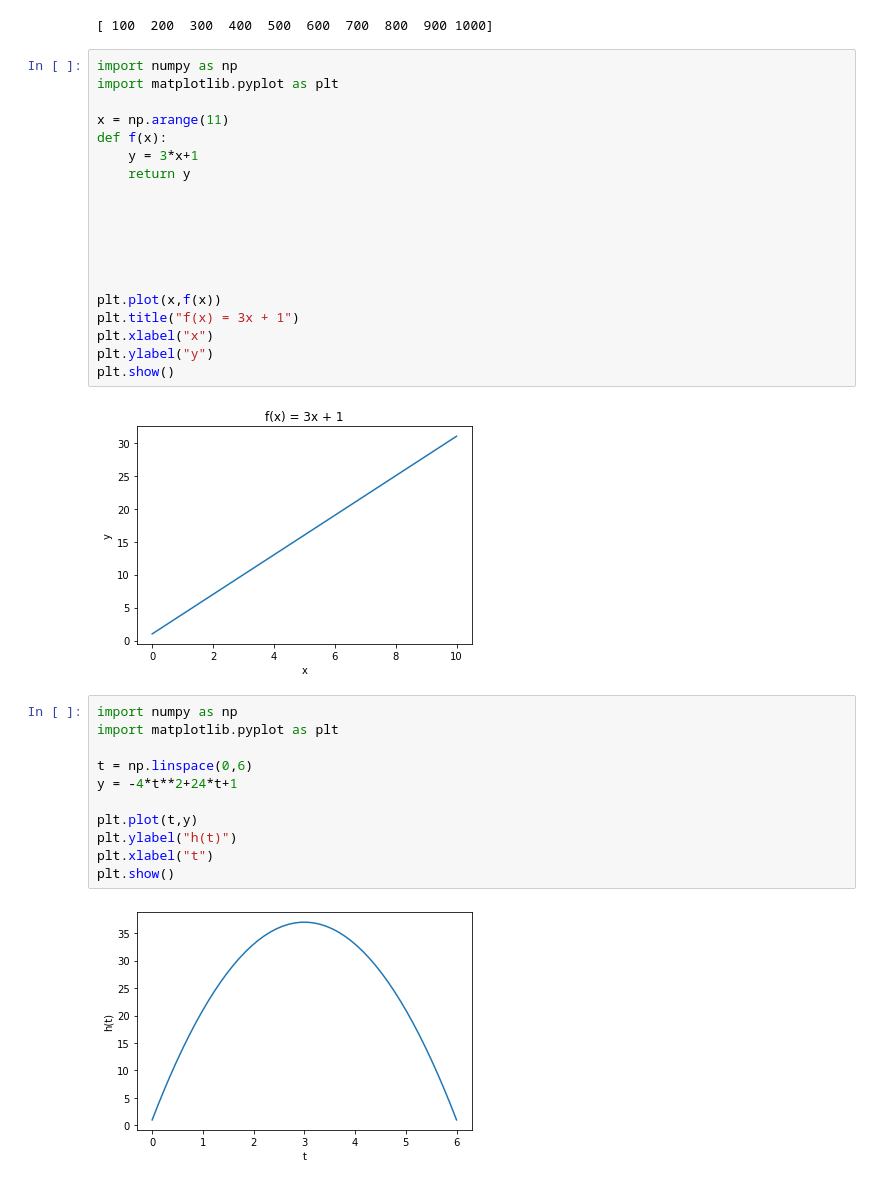
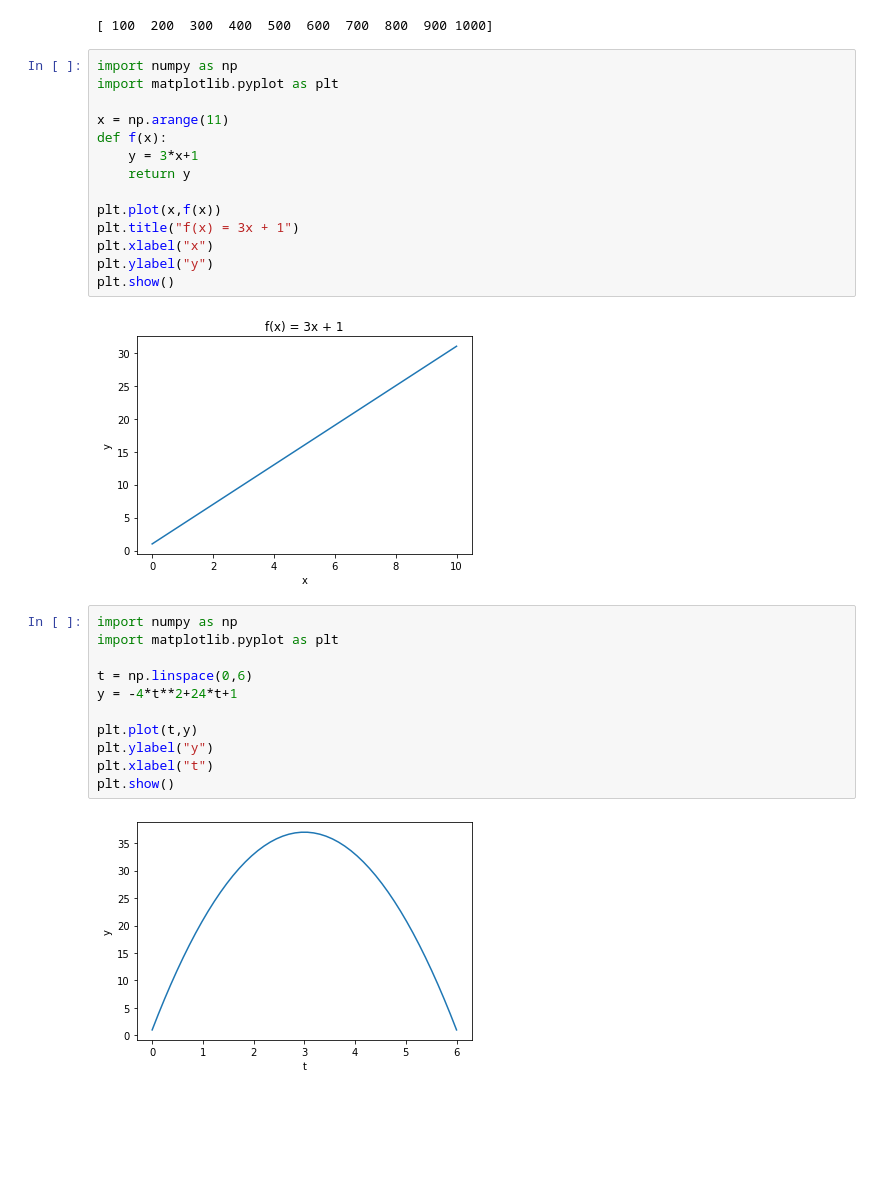
Before and after one commit to endagmedsigh/sami_mounir_19D, a Jupyter notebook: Programmering/numpy/numpy.ipynb, the cells around one changed output. Cells and saved outputs as stored; diff of their text form; blank space fills up the shorter version.

```diff
--- a/Programmering/numpy/numpy.ipynb
+++ b/Programmering/numpy/numpy.ipynb
@@ -28,11 +28,6 @@ def f(x):
     y = 3*x+1
     return y
 
-
-
-
-
-
 plt.plot(x,f(x))
 plt.title("f(x) = 3x + 1")
 plt.xlabel("x")
@@ -43,13 +38,13 @@ plt.show()
 # %%
 import numpy as np
 import matplotlib.pyplot as plt
 
 t = np.linspace(0,6)
 y = -4*t**2+24*t+1
 
 plt.plot(t,y)
-plt.ylabel("h(t)")
+plt.ylabel("y")
 plt.xlabel("t")
 plt.show()
 # %% [output]
-[figure, old version]
+[figure, new version]
```
